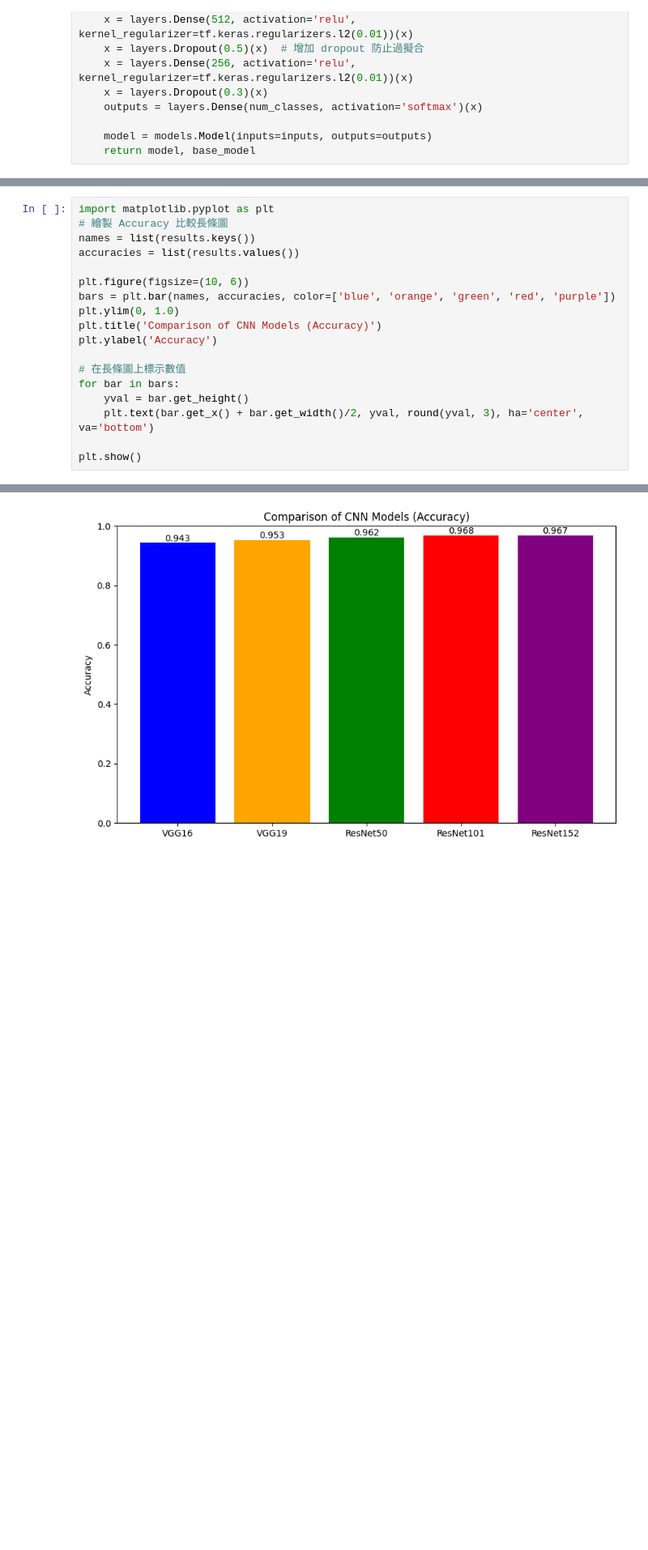
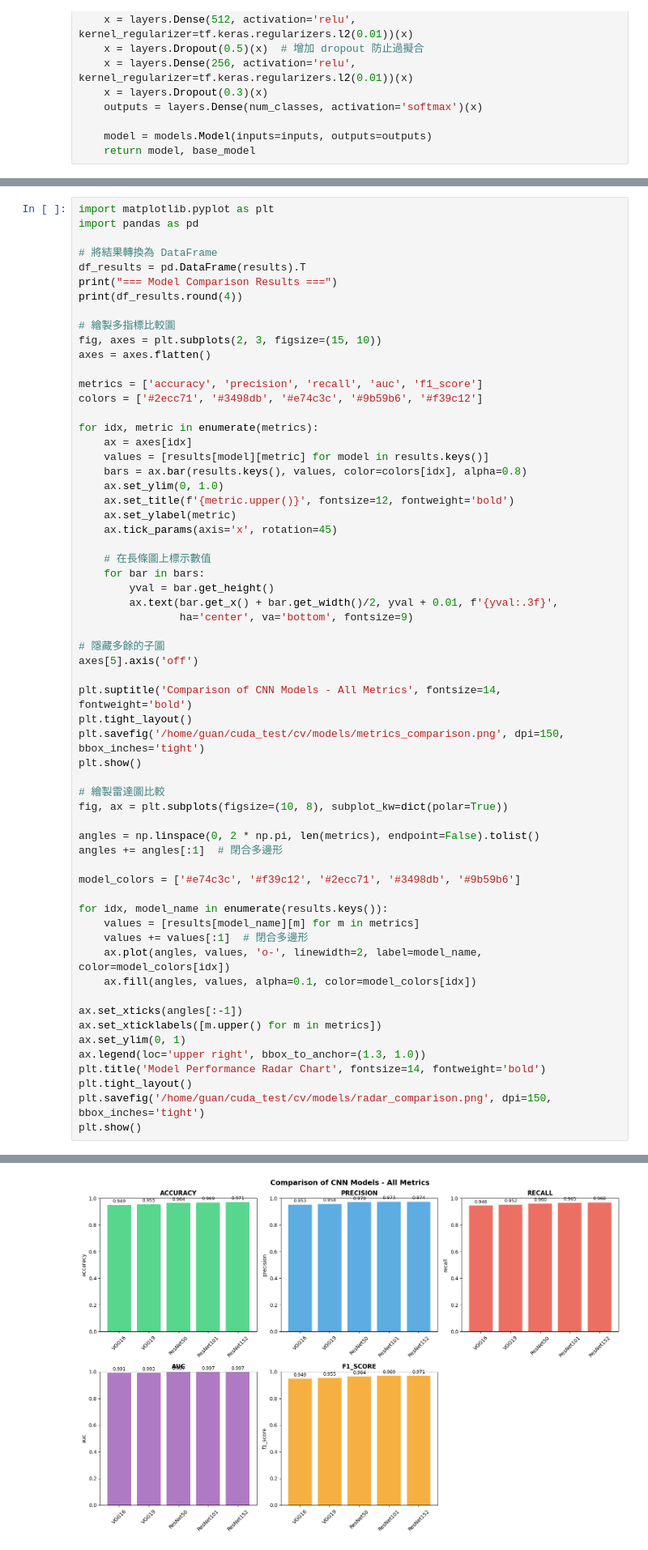
Before and after one commit to Guanisnt/Computer_Vision_final_prpj, a Jupyter notebook: src/train.ipynb, the cells around one changed output, grey strips where cells are left out. Shown at 81% size. Saved outputs shown, nothing was run; the diff lists cells and outputs as text; blank space fills up the shorter version.

```diff
--- a/src/train.ipynb
+++ b/src/train.ipynb
@@ -335,20 +356,63 @@ Training Complete!
 ============================================================
 # %%
 import matplotlib.pyplot as plt
-# 繪製 Accuracy 比較長條圖
-names = list(results.keys())
-accuracies = list(results.values())
+import pandas as pd
 
-plt.figure(figsize=(10, 6))
-bars = plt.bar(names, accuracies, color=['blue', 'orange', 'green', 'red', 'purple'])
-plt.ylim(0, 1.0)
-plt.title('Comparison of CNN Models (Accuracy)')
-plt.ylabel('Accuracy')
+# 將結果轉換為 DataFrame
+df_results = pd.DataFrame(results).T
+print("=== Model Comparison Results ===")
+print(df_results.round(4))
 
-# 在長條圖上標示數值
-for bar in bars:
-    yval = bar.get_height()
-    plt.text(bar.get_x() + bar.get_width()/2, yval, round(yval, 3), ha='center', va='bottom')
+# 繪製多指標比較圖
+fig, axes = plt.subplots(2, 3, figsize=(15, 10))
+axes = axes.flatten()
 
+metrics = ['accuracy', 'precision', 'recall', 'auc', 'f1_score']
+colors = ['#2ecc71', '#3498db', '#e74c3c', '#9b59b6', '#f39c12']
+
+for idx, metric in enumerate(metrics):
+    ax = axes[idx]
+    values = [results[model][metric] for model in results.keys()]
+    bars = ax.bar(results.keys(), values, color=colors[idx], alpha=0.8)
+    ax.set_ylim(0, 1.0)
+    ax.set_title(f'{metric.upper()}', fontsize=12, fontweight='bold')
+    ax.set_ylabel(metric)
+    ax.tick_params(axis='x', rotation=45)
+
+    # 在長條圖上標示數值
+    for bar in bars:
+        yval = bar.get_height()
+        ax.text(bar.get_x() + bar.get_width()/2, yval + 0.01, f'{yval:.3f}',
+                ha='center', va='bottom', fontsize=9)
+
+# 隱藏多餘的子圖
+axes[5].axis('off')
+
+plt.suptitle('Comparison of CNN Models - All Metrics', fontsize=14, fontweight='bold')
+plt.tight_layout()
+plt.savefig('/home/guan/cuda_test/cv/models/metrics_comparison.png', dpi=150, bbox_inches='tight')
 plt.show()
+
+# 繪製雷達圖比較
+fig, ax = plt.subplots(figsize=(10, 8), subplot_kw=dict(polar=True))
+
+angles = np.linspace(0, 2 * np.pi, len(metrics), endpoint=False).tolist()
+angles += angles[:1]  # 閉合多邊形
+
+model_colors = ['#e74c3c', '#f39c12', '#2ecc71', '#3498db', '#9b59b6']
+
+for idx, model_name in enumerate(results.keys()):
+    values = [results[model_name][m] for m in metrics]
+    values += values[:1]  # 閉合多邊形
+    ax.plot(angles, values, 'o-', linewidth=2, label=model_name, color=model_colors[idx])
+    ax.fill(angles, values, alpha=0.1, color=model_colors[idx])
+
+ax.set_xticks(angles[:-1])
+ax.set_xticklabels([m.upper() for m in metrics])
+ax.set_ylim(0, 1)
+ax.legend(loc='upper right', bbox_to_anchor=(1.3, 1.0))
+plt.title('Model Performance Radar Chart', fontsize=14, fontweight='bold')
+plt.tight_layout()
+plt.savefig('/home/guan/cuda_test/cv/models/radar_comparison.png', dpi=150, bbox_inches='tight')
+plt.show()
 # %% [output]
@@ -355 +426 @@ plt.show()
-[figure, old version]
+[figure, new version]
```
Also changed, not shown: parts of 4 cells of this notebook.
